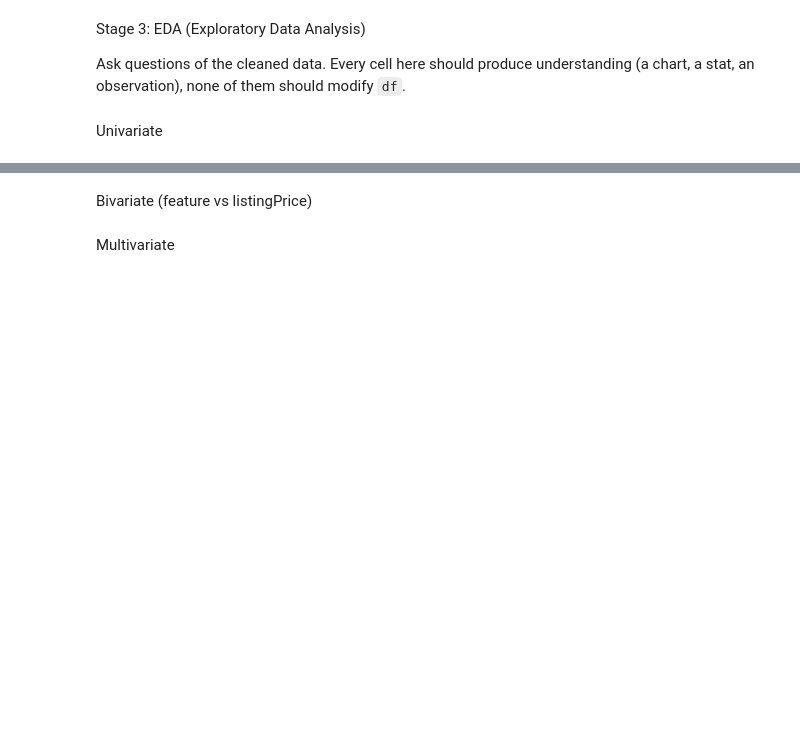
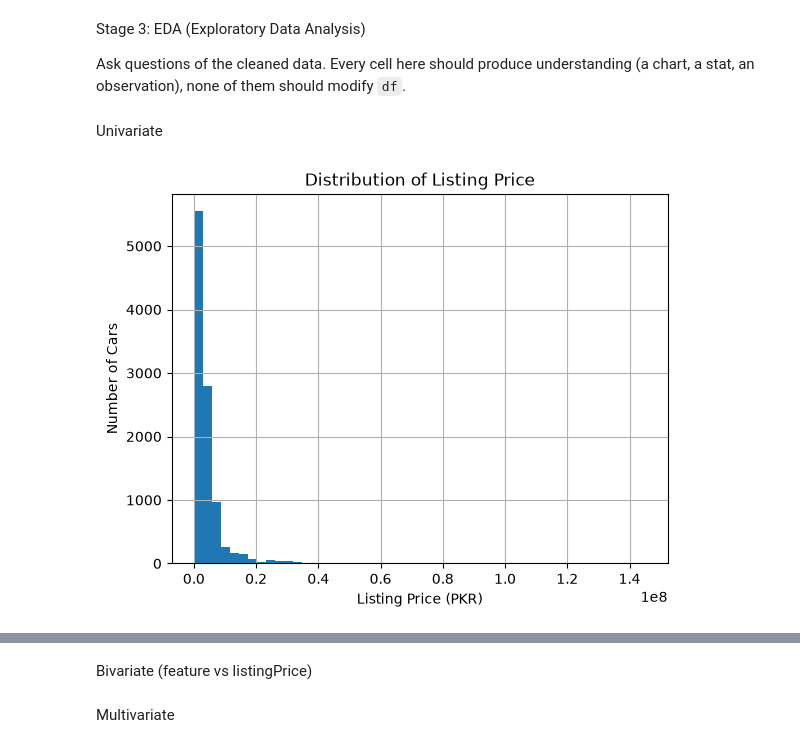
Before and after one commit to msumar7426/AI-ML-Journey, a Jupyter notebook: 01_Linear_Regression/project/used_car_price_prediction.ipynb, the cells around one changed output, grey strips where cells are left out. Saved outputs shown, nothing was run; the diff lists cells and outputs as text; code cells hidden in the pictures; blank space fills up the shorter version.

```diff
--- a/01_Linear_Regression/project/used_car_price_prediction.ipynb
+++ b/01_Linear_Regression/project/used_car_price_prediction.ipynb
@@ -213,6 +236,27 @@ df_final.info()
+# %%
+# Remove the placeholder cluster sitting right at the ceiling (1,000,000 and near-identical values)
+df_final = df_final[df_final['mileage'] < 999000]
+
+# Remove remaining rows where mileage is implausible for the car's age
+reference_year = 2025
+age_years = (reference_year - df_final['year']).clip(lower=1)
+implied_km_per_year = df_final['mileage'] / age_years
+
+df_final = df_final[implied_km_per_year <= 50000]
+df_final.shape
 # %% [markdown]
 Stage 3: EDA (Exploratory Data Analysis)
 
 Ask questions of the cleaned data. Every cell here should produce understanding (a chart, a stat, an observation), none of them should modify `df`.
 # %% [markdown]
 Univariate
+# %%
+import matplotlib.pyplot as plt
+
+df_final['listingPrice'].hist(bins=50)
+plt.xlabel('Listing Price (PKR)')
+plt.ylabel('Number of Cars')
+plt.title('Distribution of Listing Price')
+plt.show()
+# %% [output]
+[figure, added]
```
Also changed, not shown: parts of 7 cells of this notebook, 1 other file.
